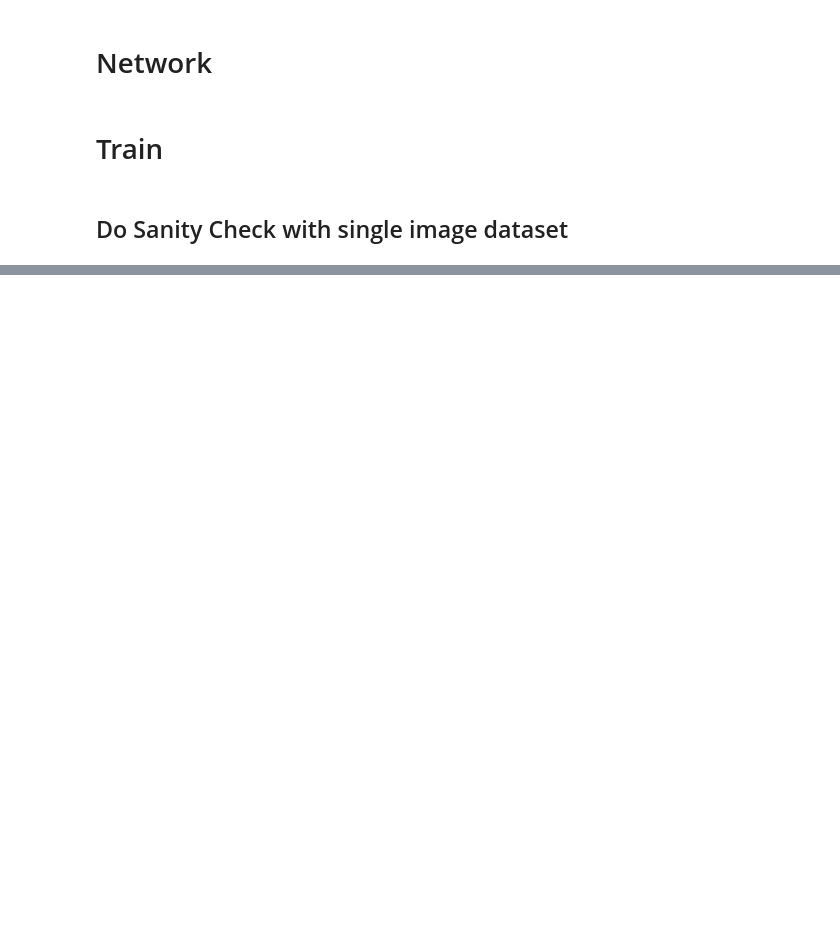
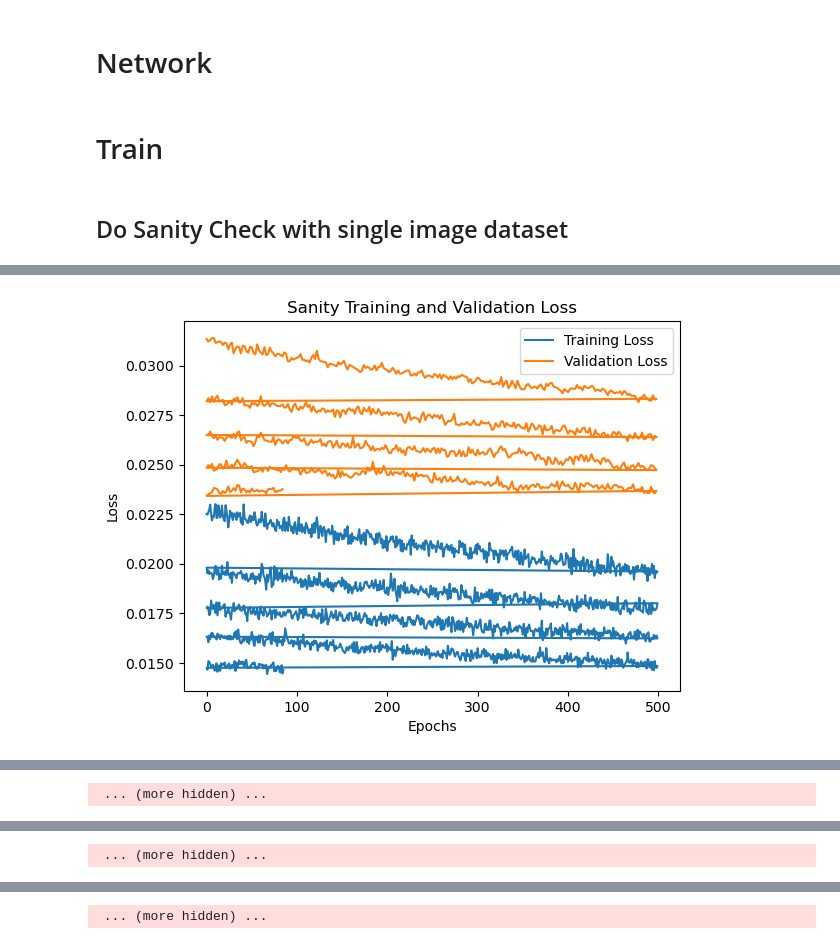
Before and after one commit to shahanneda/ImageInpainting, a Jupyter notebook: final_project.ipynb, the cells around one changed output, grey strips where cells are left out. Cells and saved outputs as stored; diff of their text form; code cells hidden in the pictures; blank space fills up the shorter version.

```diff
--- a/final_project.ipynb
+++ b/final_project.ipynb
@@ -14,6 +27,7 @@ from torch import tensor
 # %%
 IMAGE_SIZE = 128
 CENTER_SIZE = 64
+BATCH_SIZE = 1500
 # %% [markdown]
 # Utils
 # %%
@@ -239,8 +279,8 @@ sanity_dataset = CustomDataSet(root_dir=DATASET_PATH,
                                       )
 sanity_dataset = torch.utils.data.Subset(sanity_dataset, [1])
 # %%
-train_loader = DataLoader(train_dataset, batch_size=64, shuffle=True)
-val_loader = DataLoader(validation_dataset, batch_size=64, shuffle=True)
+train_loader = DataLoader(train_dataset, batch_size=BATCH_SIZE, shuffle=True)
+val_loader = DataLoader(validation_dataset, batch_size=BATCH_SIZE, shuffle=True)
 sanity_loader = DataLoader(sanity_dataset, batch_size=1, shuffle=True)
 # %%
 sample_batch = next(iter(train_loader))
@@ -462,7 +502,12 @@ def display_loss_history_graph(train_loss_history, val_loss_history, title="Trai
 	plt.ylabel("Loss")
 	plt.legend()
 # %%
-def do_training(epochs, train_loss_history, val_loss_history, data_loader, optim, encoder, decoder, val_interval = 5):
+from torch.optim.lr_scheduler import ReduceLROnPlateau
+
+def do_training(epochs, train_loss_history, val_loss_history, data_loader, optim, encoder, decoder, val_interval = 2, should_save = False):
+	# scheduler = torch.optim.lr_scheduler.CosineAnnealingLR(optim, verbose=True, T_max=10)
+	# scheduler2 = ReduceLROnPlateau(optim, mode='min', factor=0.1, patience=10, verbose=True)
+	best_val = 999999
 	for epoch in range(epochs):
 		encoder = encoder.to(device)
 		decoder = decoder.to(device)
@@ -492,14 +537,20 @@ def do_training(epochs, train_loss_history, val_loss_history, data_loader, optim
 		train_loss_history.append([epoch, epoch_loss])
 		if epoch % val_interval == 0:
 			val_loss = get_val_loss(encoder, decoder)
+			print(f"Val Loss: {val_loss}")
 			val_loss_history.append([epoch, val_loss])
-			print(f"Val Loss: {val_loss}")
+			if val_loss < best_val and should_save:
+				save_model(encoder, decoder, epoch, optim, f"./models/model-{epoch}-{val_loss}.pth")
+				best_val = val_loss
+			# scheduler2.step(val_loss)
 
 		if epoch % 5 == 0:
 			clear_output()
 			display_loss_history_graph(train_loss_history, val_loss_history, title="Sanity Training and Validation Loss")
 			plt.show()
 
+
+		# scheduler.step()
 		print(f"Epoch Loss: {epoch_loss}")
 # %% [markdown]
 ## Do Sanity Check with single image dataset
@@ -537,16 +580,22 @@ display_loss_history_graph(sanity_train_loss_history, sanity_val_loss_history, t
 # %%
-enc = Encoder()
-dec = Decoder()
-optim = get_optimizer(sanity_enc, sanity_dec)
+# enc = Encoder()
+# dec = Decoder()
+# optim = get_optimizer(enc, dec)
 
-train_loss_history = []
-val_loss_history = []
+# enc = nn.DataParallel(enc)
+# dec = nn.DataParallel(dec)
+
+# train_loss_history = []
+# val_loss_history = []
 do_training(
-	epochs=100,
+	epochs=500,
 	train_loss_history=train_loss_history,
 	val_loss_history=val_loss_history,
 	data_loader=train_loader,
 	optim=optim,
 	encoder=enc,
 	decoder=dec,
+	should_save=False
 	)
+# %% [output]
+[figure, added]
@@ -552,0 +603 @@ do_training(
+ ... (more hidden) ...
@@ -552,0 +606 @@ do_training(
+ ... (more hidden) ...
@@ -552,0 +608 @@ do_training(
+ ... (more hidden) ...
```
Also changed, not shown: parts of 14 cells of this notebook, 4 other files.
